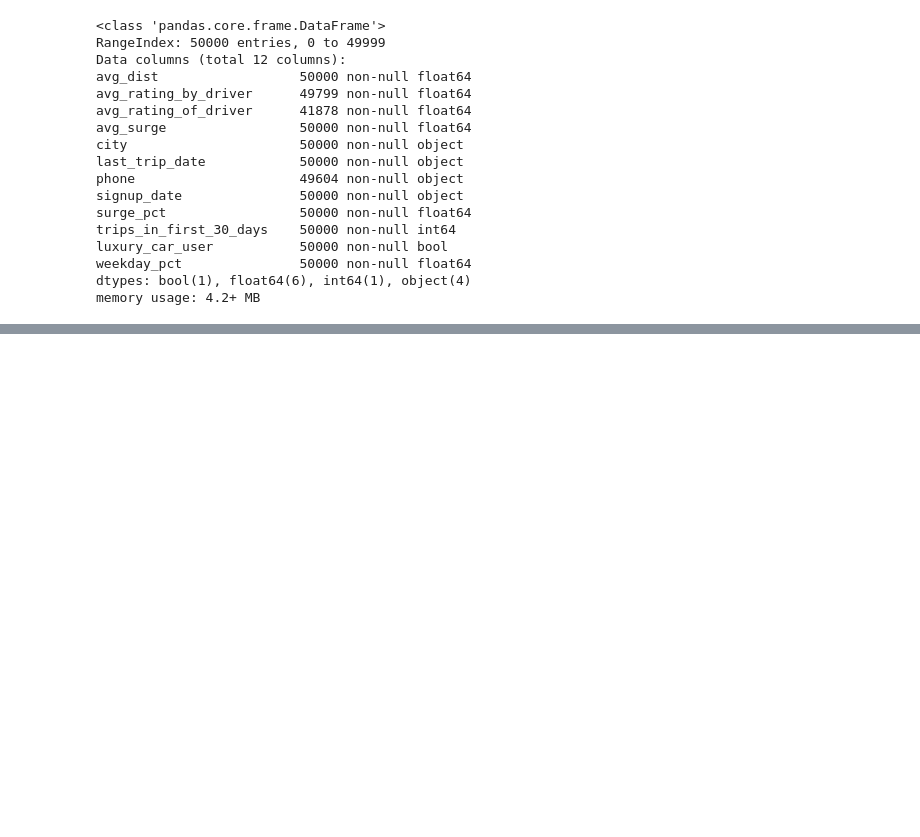
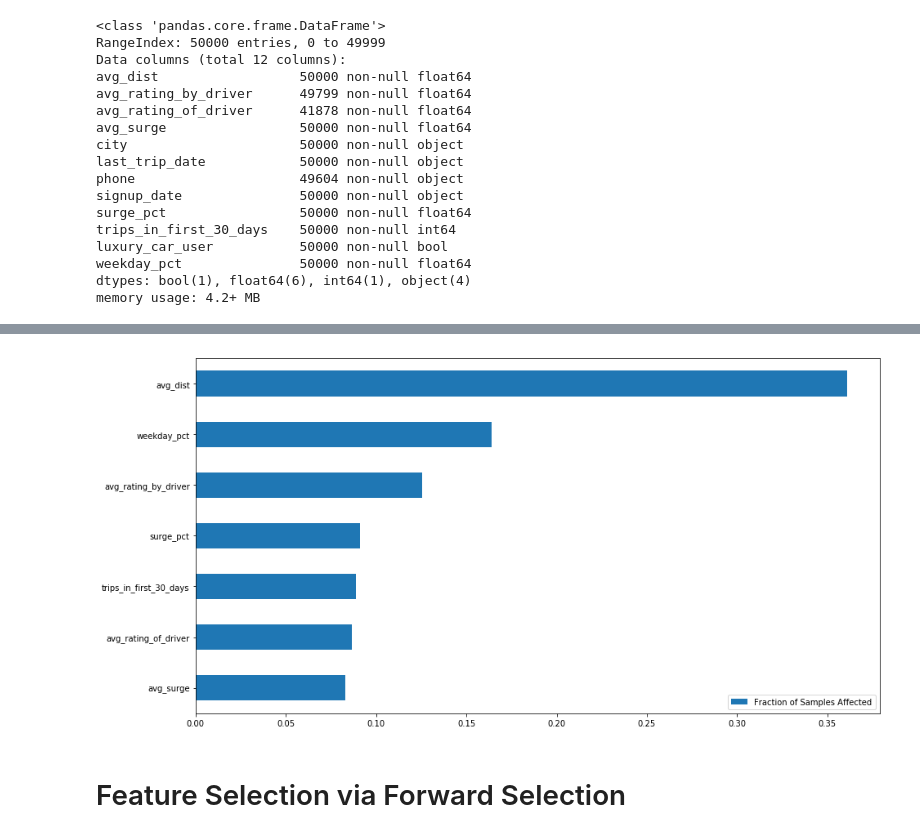
Before and after one commit to JuliaSokolova/churn-prediction, a Jupyter notebook: JacobEDAscratchpad.ipynb, the cells around one changed output, grey strips where cells are left out. Cells and saved outputs as stored; diff of their text form; code cells hidden in the pictures; blank space fills up the shorter version.

```diff
--- a/JacobEDAscratchpad.ipynb
+++ b/JacobEDAscratchpad.ipynb
@@ -83,0 +95,12 @@ array([0])
+# %%
+X = rideguys[['avg_dist',
+     'avg_rating_by_driver',
+     'avg_rating_of_driver',
+     'avg_surge', 'surge_pct',
+     'trips_in_first_30_days',
+     'weekday_pct']].values
+y = rideguys.churn.values
+# %%
+X_train, X_test, y_train, y_test = train_test_split(X, y,
+                                                    test_size=.20,
+                                                    random_state=111)
@@ -83,0 +174,14 @@ array([0])
+# %%
+feat_scores = pd.DataFrame({'Fraction of Samples Affected' : rf.feature_importances_},
+                           index=['avg_dist',
+     'avg_rating_by_driver',
+     'avg_rating_of_driver',
+     'avg_surge', 'surge_pct',
+     'trips_in_first_30_days',
+     'weekday_pct'])
+feat_scores = feat_scores.sort_values(by='Fraction of Samples Affected')
+feat_scores.plot(kind='barh', figsize=(15,8));
+# %% [output]
+[figure, added]
+# %% [markdown]
+# Feature Selection via Forward Selection
```
Also changed, not shown: parts of 24 cells of this notebook, 1 other file.
